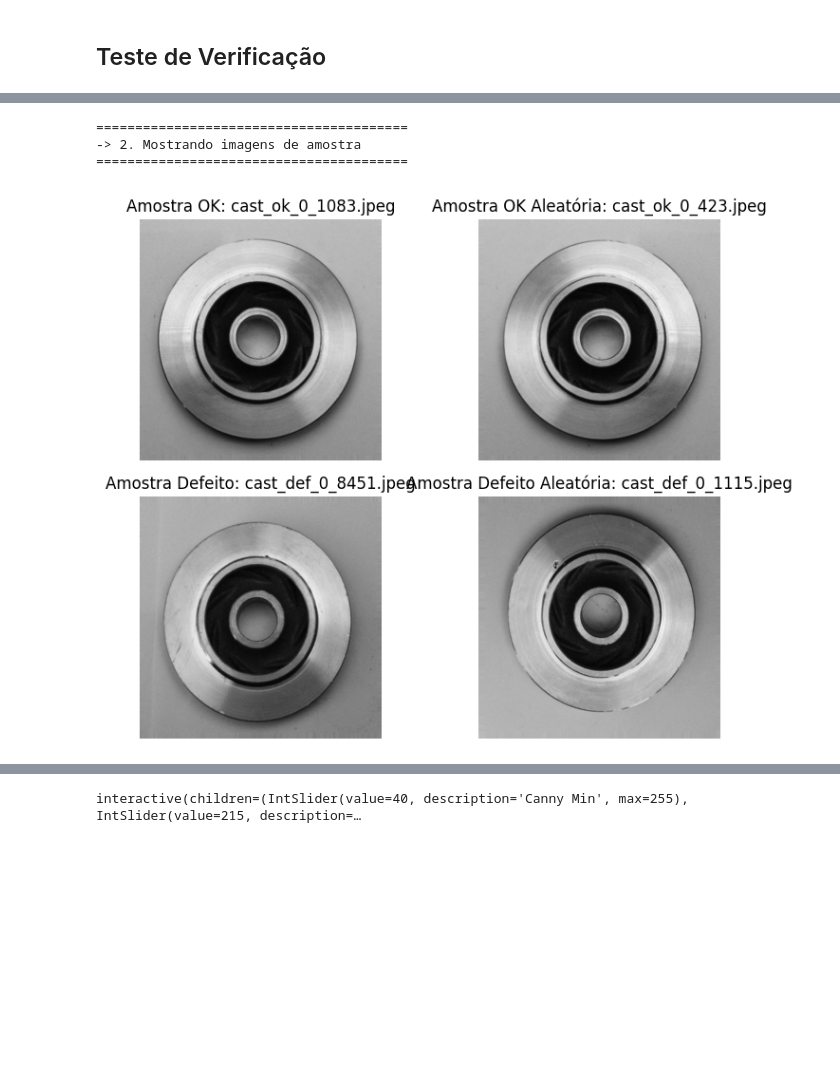
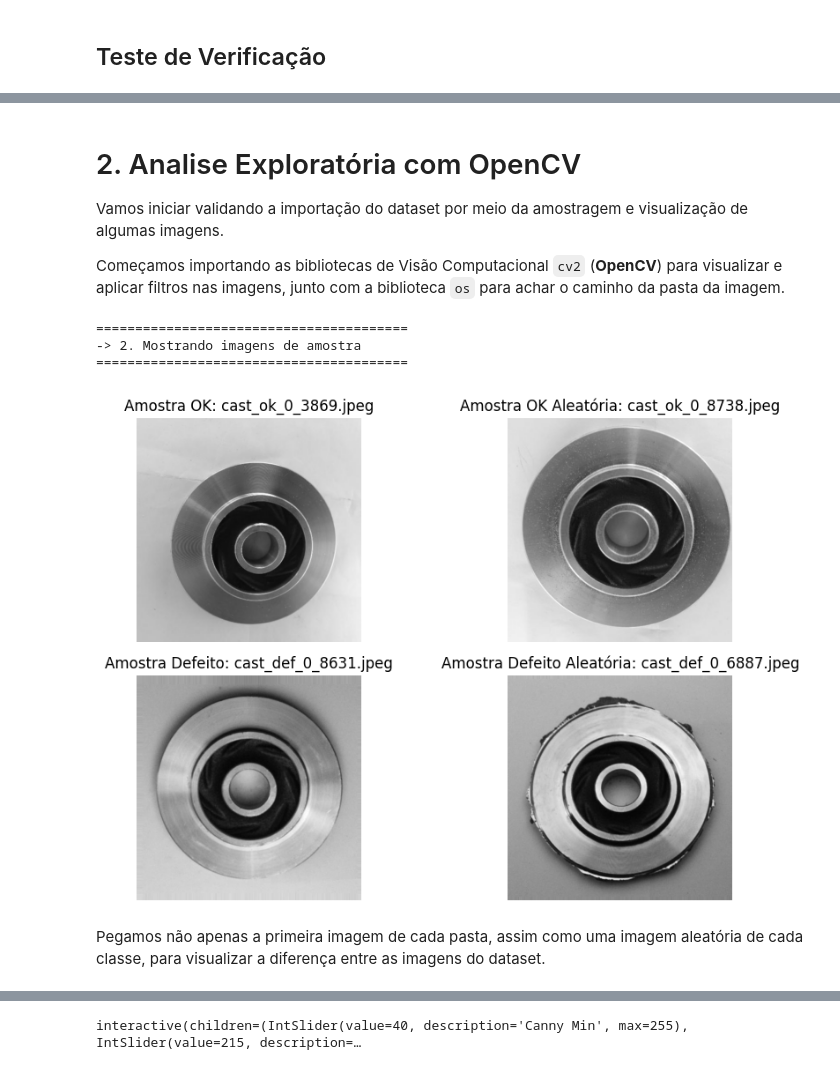
Before and after one commit to dnkamo/SC_TEC-M2_S07-Mini-Projeto-CNN-OpenCV-Pecas, a Jupyter notebook: notebook/SC_TEC_Mod2_Mini_Proj_CNN_OpenCV_Pecas.ipynb, the cells around one changed output, grey strips where cells are left out. Drawn from its saved outputs; the diff is of its cells as text; code cells hidden in the pictures; blank space fills up the shorter version.

```diff
--- a/notebook/SC_TEC_Mod2_Mini_Proj_CNN_OpenCV_Pecas.ipynb
+++ b/notebook/SC_TEC_Mod2_Mini_Proj_CNN_OpenCV_Pecas.ipynb
@@ -80,3 +140,9 @@ casting_512x512/ - 0 arquivos
+# %% [markdown]
+# 2. Analise Exploratória com OpenCV
+
+Vamos iniciar validando a importação do dataset por meio da amostragem e visualização de algumas imagens.
+
+Começamos importando as bibliotecas de Visão Computacional `cv2` (**OpenCV**) para visualizar e aplicar filtros nas imagens, junto com a biblioteca `os` para achar o caminho da pasta da imagem.
 # %%
 # =====================================
 # 1. PEGANDO IMAGENS DE AMOSTRA
@@ -123,6 +189,9 @@ img_def = cv2.imread(os.path.join(dir_def, img_def_name))
 img_ok_random = cv2.imread(os.path.join(dir_ok, img_ok_choice_random))
 img_def_random = cv2.imread(os.path.join(dir_def, img_def_choice_random))
 
+# OBS: O OpenCV lê imagens no formato BGR, portanto, precisamos
+# converter para RGB
+
 # ------------------------------------
 # Convertendo de BGR (OpenCV) para RGB (Matplotlib)
 img_ok_rgb = cv2.cvtColor(img_ok, cv2.COLOR_BGR2RGB)
@@ -131,32 +200,34 @@ img_def_rgb = cv2.cvtColor(img_def, cv2.COLOR_BGR2RGB)
 img_ok_rgb_random = cv2.cvtColor(img_ok_random, cv2.COLOR_BGR2RGB)
 img_def_rgb_random = cv2.cvtColor(img_def_random, cv2.COLOR_BGR2RGB)
 
 print("="*40)
 print("-> 2. Mostrando imagens de amostra")
 print("="*40)
 
 # Exibindo as amostras
-fig, axes = plt.subplots(2, 2, figsize=(8, 6))
+fig, axes = plt.subplots(2, 2, figsize=(10, 6))
 axes[0, 0].imshow(img_ok_rgb)
 axes[0, 0].set_title(f'Amostra OK: {img_ok_name}')
 axes[0, 0].axis('off')
 
 axes[0, 1].imshow(img_ok_rgb_random)
 axes[0, 1].set_title(f'Amostra OK Aleatória: {img_ok_choice_random}')
 axes[0, 1].axis('off')
 
 axes[1, 0].imshow(img_def_rgb)
 axes[1, 0].set_title(f'Amostra Defeito: {img_def_name}')
 axes[1, 0].axis('off')
 
 axes[1, 1].imshow(img_def_rgb_random)
 axes[1, 1].set_title(f'Amostra Defeito Aleatória: {img_def_choice_random}')
 axes[1, 1].axis('off')
 
 plt.tight_layout()
 plt.show()
 # %% [output]
 ========================================
 -> 2. Mostrando imagens de amostra
 ========================================
-[figure, old version]
+[figure, new version]
+# %% [markdown]
+Pegamos não apenas a primeira imagem de cada pasta, assim como uma imagem aleatória de cada classe, para visualizar a diferença entre as imagens do dataset.
```
Also changed, not shown: parts of 37 cells of this notebook.
